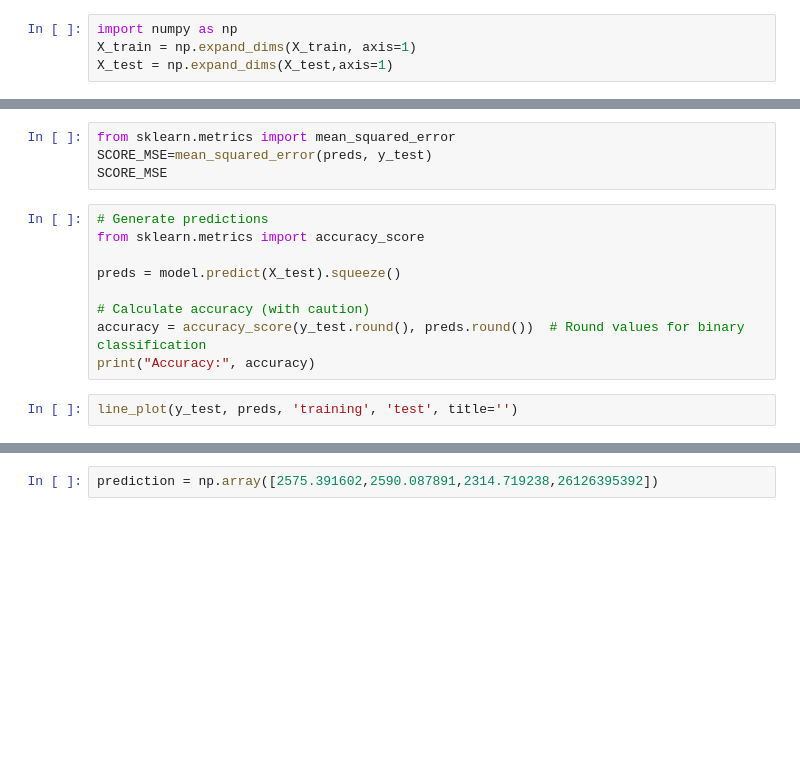
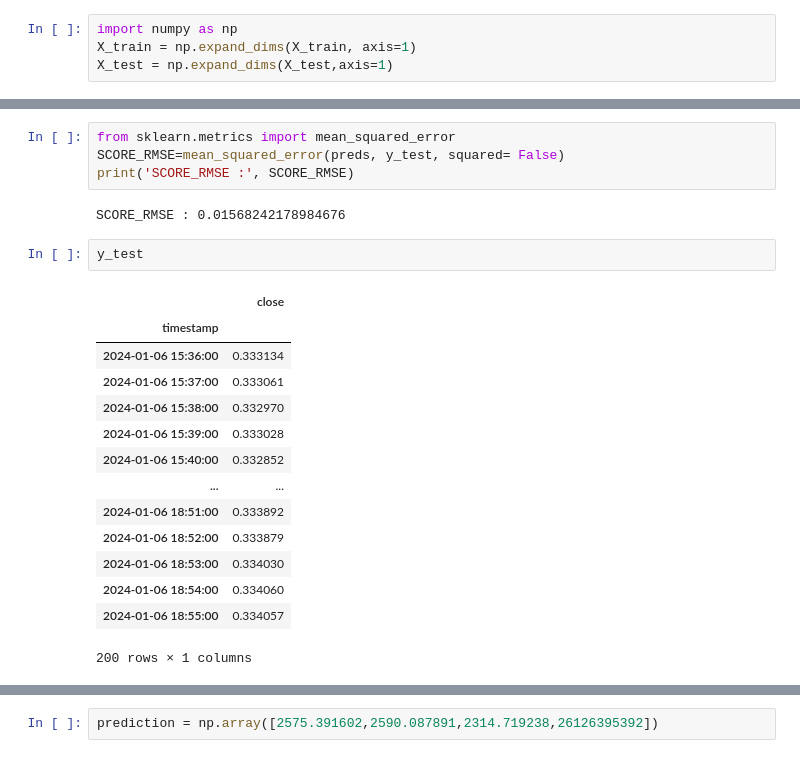
Before and after one commit to kimteespk/realtime-ml-crypto-with-offline-pred-as-attr, a Jupyter notebook: offline_model.ipynb, the cells around one changed output, grey strips where cells are left out. Saved outputs shown, nothing was run; the diff lists cells and outputs as text; blank space fills up the shorter version.

```diff
--- a/offline_model.ipynb
+++ b/offline_model.ipynb
@@ -242,15 +204,23 @@ print("Mean Absolute Error:", mae)
 # %%
 from sklearn.metrics import mean_squared_error
-SCORE_MSE=mean_squared_error(preds, y_test)
-SCORE_MSE
+SCORE_RMSE=mean_squared_error(preds, y_test, squared= False)
+print('SCORE_RMSE :', SCORE_RMSE)
+# %% [output]
+SCORE_RMSE : 0.01568242178984676
-# %%
-# Generate predictions
-from sklearn.metrics import accuracy_score
-
-preds = model.predict(X_test).squeeze()
-
-# Calculate accuracy (with caution)
-accuracy = accuracy_score(y_test.round(), preds.round())  # Round values for binary classification
-print("Accuracy:", accuracy)
-# %%
-line_plot(y_test, preds, 'training', 'test', title='')
+# %%
+y_test
+# %% [output]
+|  | close |
+| timestamp |  |
+| 2024-01-06 15:36:00 | 0.333134 |
+| 2024-01-06 15:37:00 | 0.333061 |
+| 2024-01-06 15:38:00 | 0.332970 |
+| 2024-01-06 15:39:00 | 0.333028 |
+| 2024-01-06 15:40:00 | 0.332852 |
+| ... | ... |
+| 2024-01-06 18:51:00 | 0.333892 |
+| 2024-01-06 18:52:00 | 0.333879 |
+| 2024-01-06 18:53:00 | 0.334030 |
+| 2024-01-06 18:54:00 | 0.334060 |
+| 2024-01-06 18:55:00 | 0.334057 |
+200 rows × 1 columns
```
Also changed, not shown: parts of 22 cells of this notebook, 1 other file.
